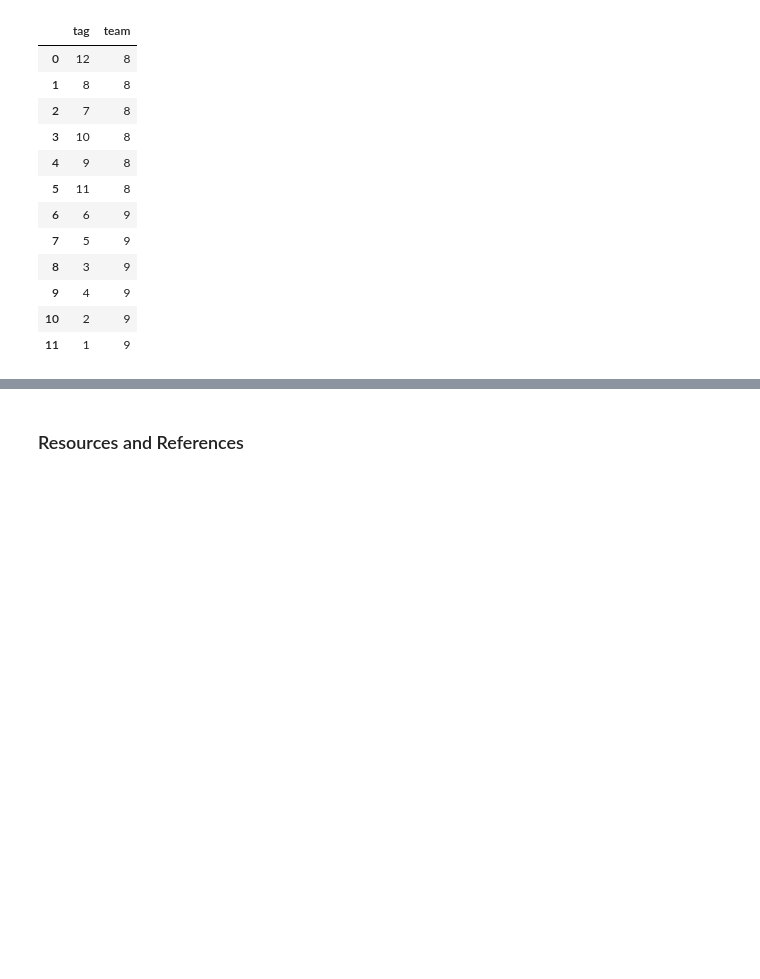
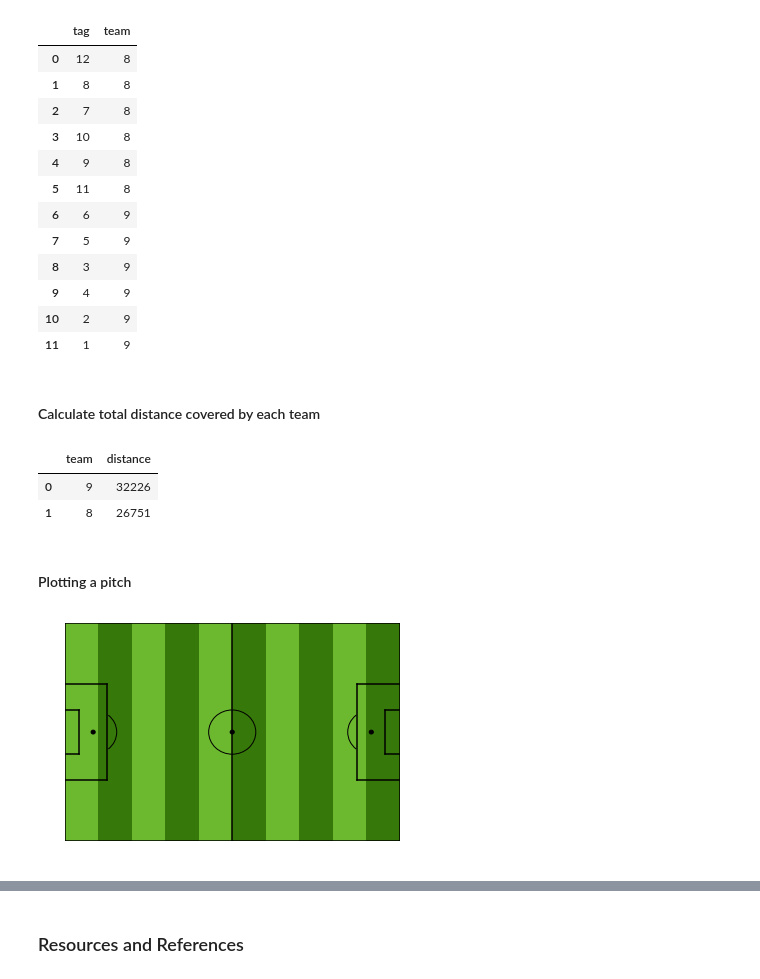
Before and after one commit to enesozi/Soccer-Analysis-Python, a Jupyter notebook: Analysis.ipynb, the cells around one changed output, grey strips where cells are left out. Saved outputs shown, nothing was run; the diff lists cells and outputs as text; code cells hidden in the pictures; blank space fills up the shorter version.

```diff
--- a/Analysis.ipynb
+++ b/Analysis.ipynb
@@ -202,3 +202,18 @@ tag_team_df
 | 9 | 4 | 9 |
 | 10 | 2 | 9 |
 | 11 | 1 | 9 |
+# %% [markdown]
+#### Calculate total distance covered by each team
+# %%
+dist_f_tag_team = pd.merge(d_tag, tag_team_df, how='inner',
+                              on=['tag']).reset_index(drop=True)
+
+dist_f_tag_team.groupby(['team'], as_index=False)['distance'].sum()\
+                                                    .sort_values('distance', ascending = False)\
+                                                    .reset_index(drop=True)
+# %% [output]
+|  | team | distance |
+| 0 | 9 | 32226 |
+| 1 | 8 | 26751 |
+# %% [markdown]
+#### Plotting a pitch
@@ -204,0 +294,5 @@ tag_team_df
+# %%
+plt = create_pitch(False)
+plt.show()
+# %% [output]
+[figure, added]
```
Also changed, not shown: parts of 5 cells of this notebook.
